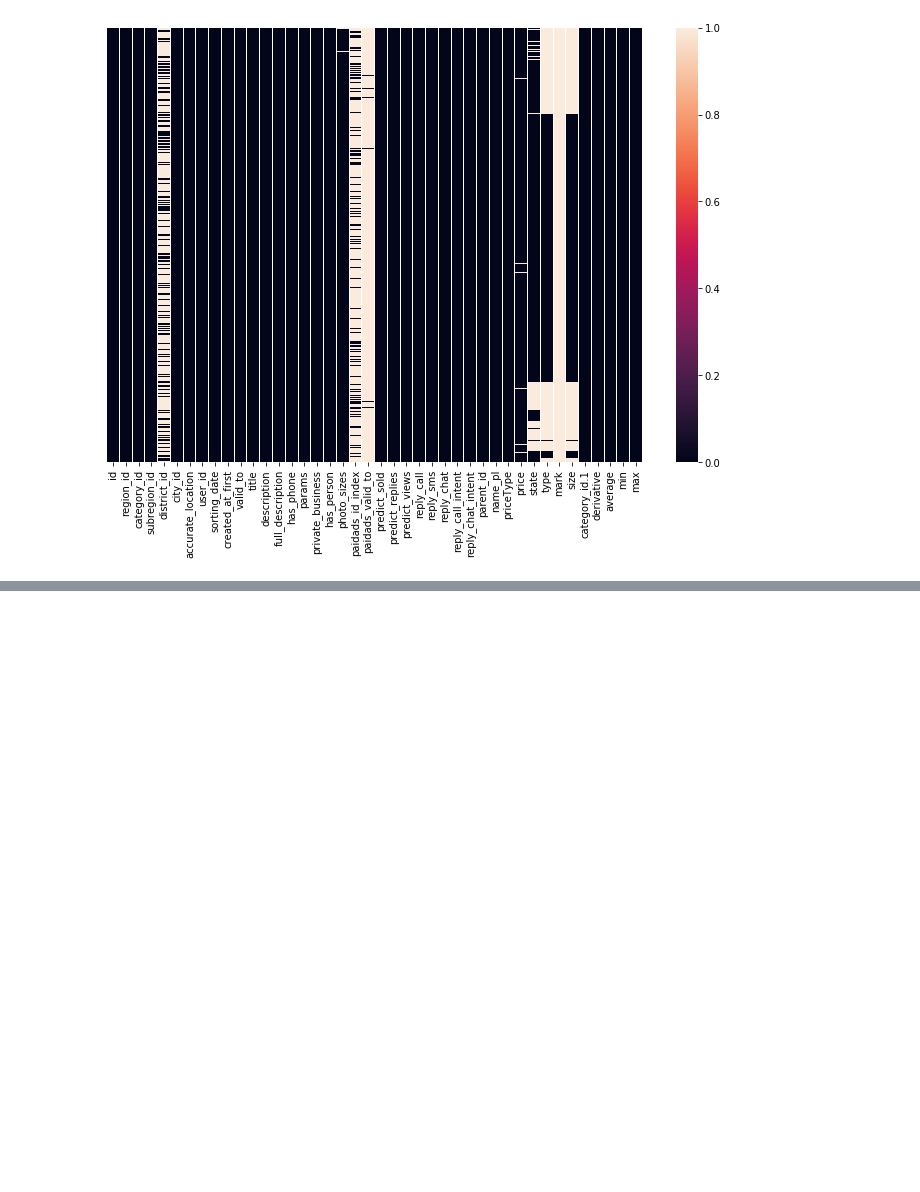
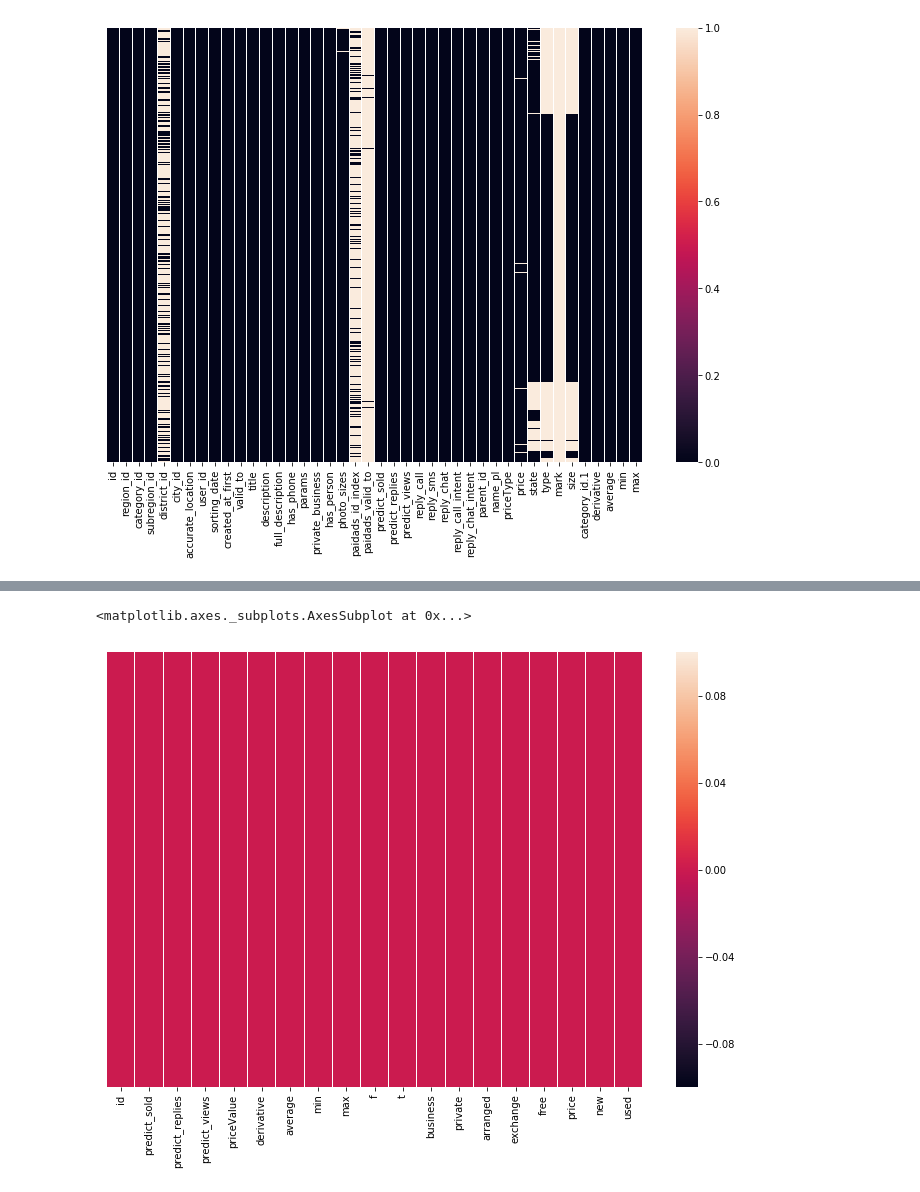
Before and after one commit to Kotuzo/EPIK_Solution, a Jupyter notebook: jp_notebooks/Ruperdt/Untitled.ipynb, the cells around one changed output, grey strips where cells are left out. Saved outputs shown, nothing was run; the diff lists cells and outputs as text; code cells hidden in the pictures; blank space fills up the shorter version.

```diff
--- a/jp_notebooks/Ruperdt/Untitled.ipynb
+++ b/jp_notebooks/Ruperdt/Untitled.ipynb
@@ -74,0 +91,8 @@ sf_df['priceType'] = pd.get_dummies(sq_df1['priceType'], drop_first=True)
+# %%
+sq_df2 = pd.read_csv(EXTRACTED_DATA_DIR + 'extracted_final_2016_12.csv')
+# %%
+plt.figure(figsize=(12,8))
+sns.heatmap(sq_df2.isnull(), yticklabels=False)
+# %% [output]
+<matplotlib.axes._subplots.AxesSubplot at 0x...>
+[figure, added]
```
Also changed, not shown: parts of 13 cells of this notebook, 3 other files.
